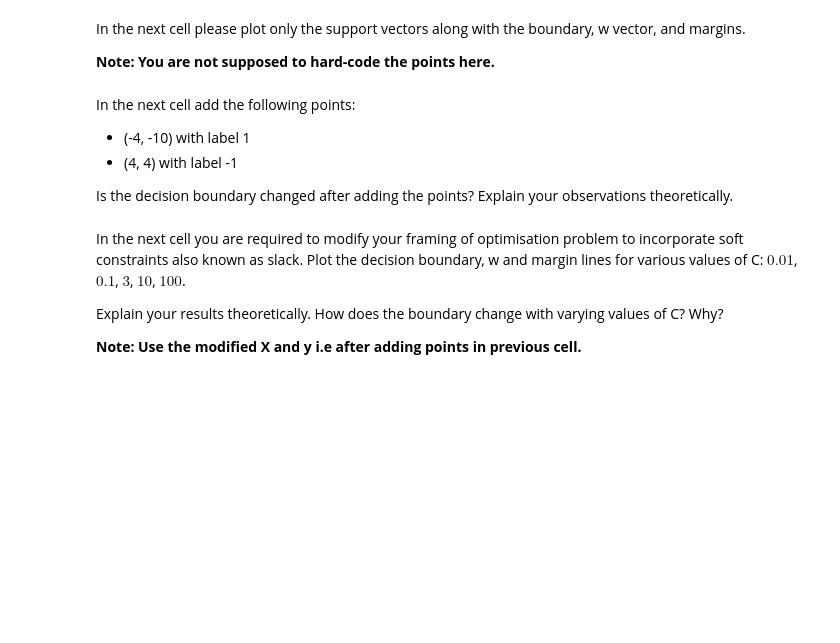
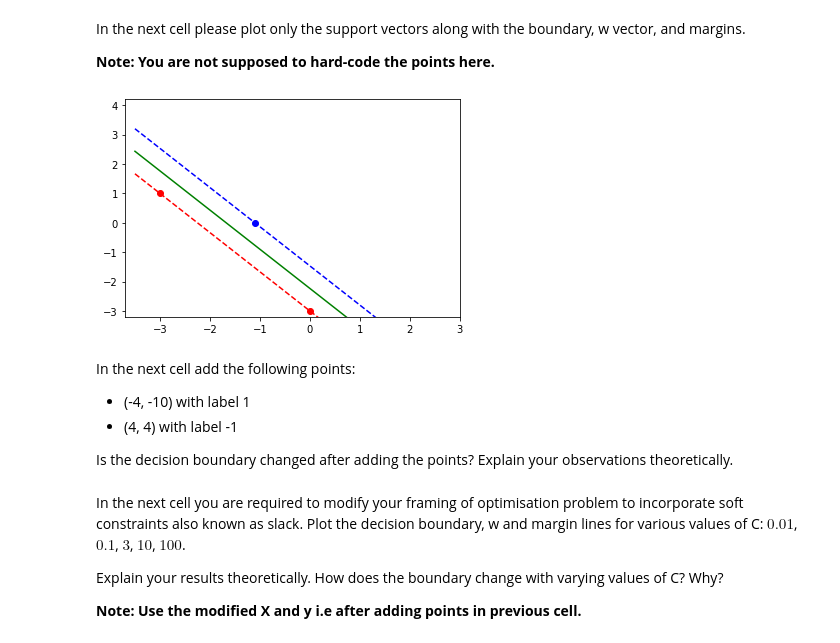
Before and after one commit to TheProjectsGuy/SMAI21-CS7.403, a Jupyter notebook: Assignments/Assignment 3/Notebooks/SVM.ipynb, the cells around one changed output. Cells and saved outputs as stored; diff of their text form; code cells hidden in the pictures; blank space fills up the shorter version.

```diff
--- a/Assignments/Assignment 3/Notebooks/SVM.ipynb
+++ b/Assignments/Assignment 3/Notebooks/SVM.ipynb
@@ -72,3 +146,10 @@ In the next cell please plot only the support vectors along with the boundary, w
+# %%
+# Write your code here
+plot_points(X[p, :][0], y[p])
+svm_db(x_min, x_max, y_min, y_max)
+plt.show()
+# %% [output]
+[figure, added]
 # %% [markdown]
 In the next cell add the following points:
 * (-4, -10) with label 1
```
Also changed, not shown: parts of 11 cells of this notebook, 1 other file.
